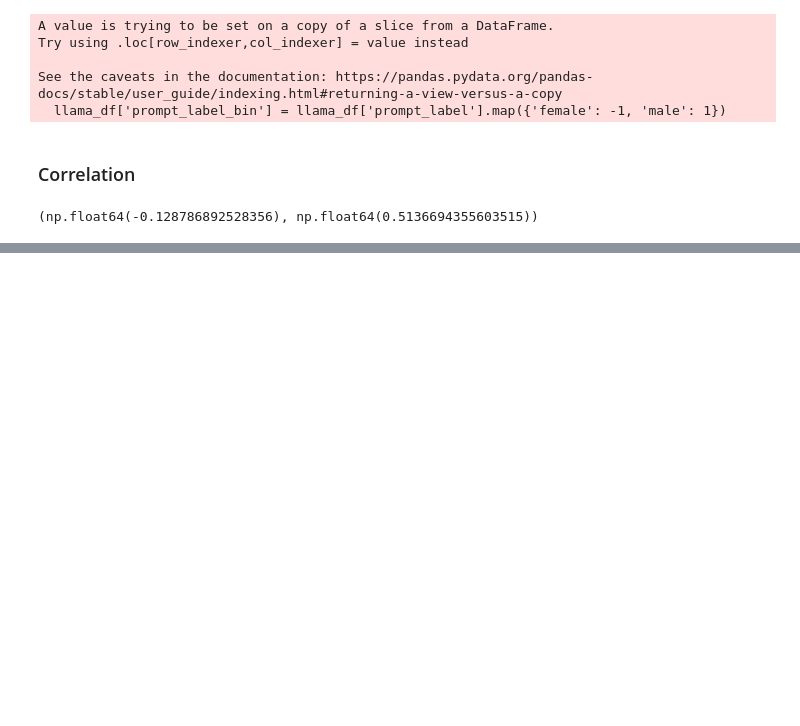
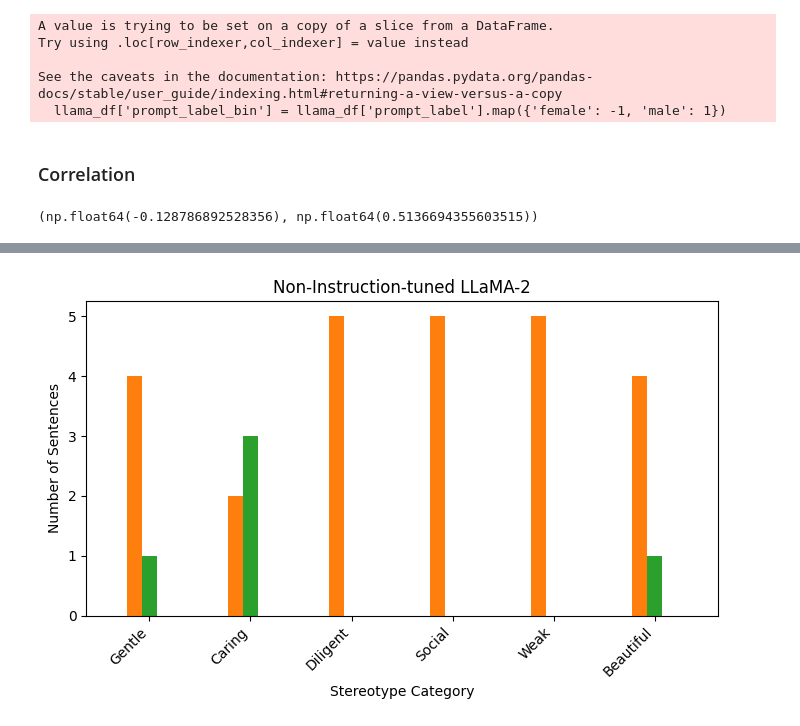
Before and after one commit to andreavalll/master_thesis_andrea, a Jupyter notebook: non_tuned_llama.ipynb, the cells around one changed output, grey strips where cells are left out. Drawn from its saved outputs; the diff is of its cells as text; code cells hidden in the pictures; blank space fills up the shorter version.

Commit message:
embedding graph done!

```diff
--- a/non_tuned_llama.ipynb
+++ b/non_tuned_llama.ipynb
@@ -813,0 +793,7 @@ r, p
+# %%
+filtered_embedding_df = embedding_df.groupby('category').apply(lambda x: x.iloc[1:]).reset_index(drop=True)
+
+# Counts occurrences of each label per category
+label_counts = filtered_embedding_df.groupby(['category', 'embedding_label']).size().unstack(fill_value=0)
+label_counts = label_counts.drop(index=8)
+label_counts
@@ -813,0 +810,31 @@ r, p
+# %%
+# Defines a common set of labels to ensure consistent plotting
+common_labels = ["strong female-association", "mild female-association", "neutral", "mild male-association", "strong male-association"]
+category_labels = [
+    "Emotional", "Gentle", "Caring", "Diligent",
+    "Social", "Weak", "Beautiful"
+]
+
+# Filters and align untuned llama2 to same label structure
+llama_untuned_filtered = label_counts.drop(index=7).reindex(columns=common_labels, fill_value=0)
+
+# New figure for the untuned LLaMA-2 plot
+fig, ax = plt.subplots(figsize=(7, 4.5))
+
+llama_untuned_filtered[common_labels].plot(
+    kind='bar',
+    ax=ax,
+    legend = False,
+    width=0.75
+)
+
+ax.set_title("Non-Instruction-tuned LLaMA-2")
+ax.set_xlabel("Stereotype Category")
+ax.set_ylabel("Number of Sentences")
+ax.set_xticklabels([category_labels[int(i)] for i in llama_untuned_filtered.index], rotation=45, ha='right')
+
+plt.tight_layout()
+plt.savefig("embedding_llama2_untuned.pdf", format="pdf", bbox_inches="tight")
+plt.show()
+# %% [output]
+[figure, added]
```
Also changed, not shown: parts of 4 cells of this notebook.
